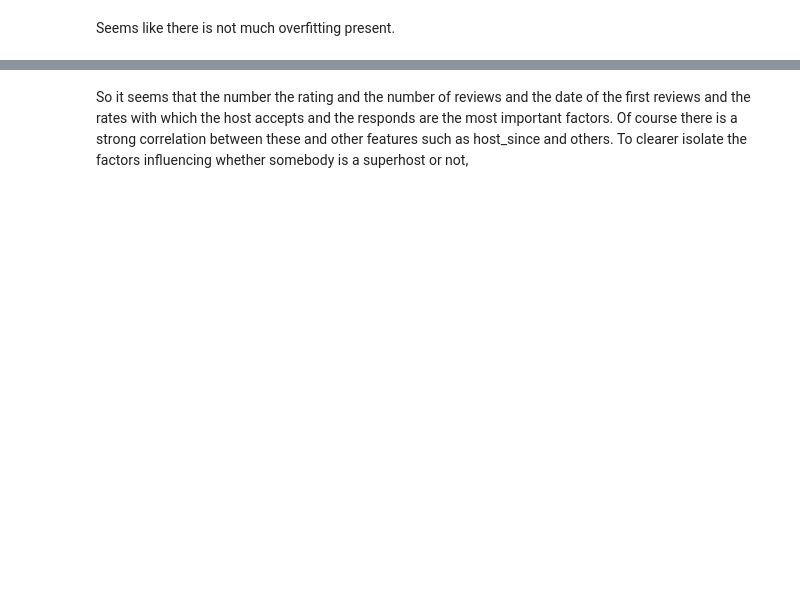
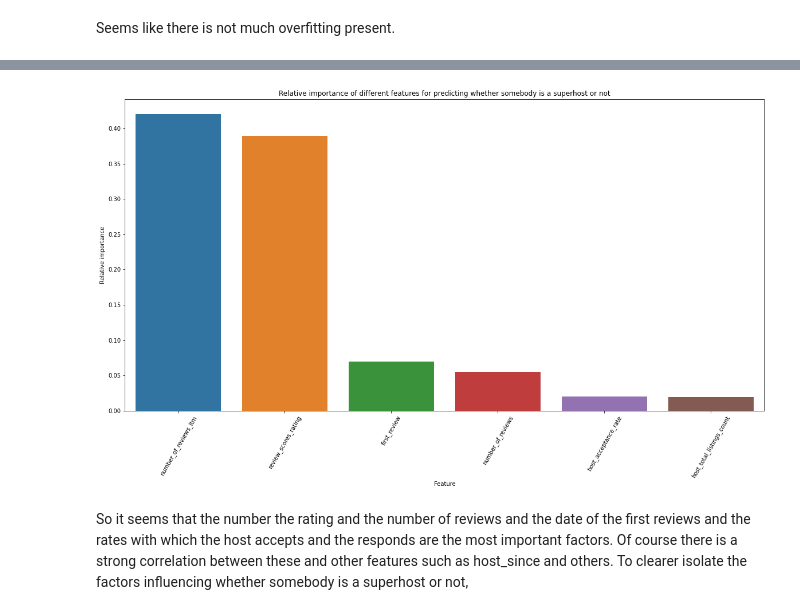
Before and after one commit to mkoeberl/blog, a Jupyter notebook: Airbnb_exploration.ipynb, the cells around one changed output, grey strips where cells are left out. Cells and saved outputs as stored; diff of their text form; code cells hidden in the pictures; blank space fills up the shorter version.

```diff
--- a/Airbnb_exploration.ipynb
+++ b/Airbnb_exploration.ipynb
@@ -673,4 +679,4 @@ accuracy_score(y_train, dt_clf.predict(X_train))
 # %% [markdown]
 Seems like there is not much overfitting present.
 # %%
-pd.DataFrame(zip(X.columns, dt_clf.best_estimator_.feature_importances_)).sort_values(1, ascending=False).head(15)
+feature_importances = pd.DataFrame(zip(X.columns, dt_clf.best_estimator_.feature_importances_), columns = ['feature','importance'])
@@ -694,3 +702,12 @@ pd.DataFrame(zip(X.columns, dt_clf.best_estimator_.feature_importances_)).sort_v
+# %%
+plt.figure(figsize=(20,10))
+sns.barplot(x='feature',y='importance',data=feature_importances[feature_importances['importance']>0.01].sort_values('importance',ascending=False))
+plt.xticks(rotation=60)
+plt.ylabel("Relative importance")
+plt.xlabel('Feature')
+plt.title('Relative importance of different features for predicting whether somebody is a superhost or not');
+# %% [output]
+[figure, added]
 # %% [markdown]
 So it seems that the number the rating and the number of reviews and the date of the first reviews and the rates with which the host accepts and the responds are the most important factors. Of course there is a strong correlation between these and other features such as host_since and others. To clearer isolate the factors influencing whether somebody is a superhost or not,
 # %%
```
Also changed, not shown: parts of 17 cells of this notebook, 1 other file.
